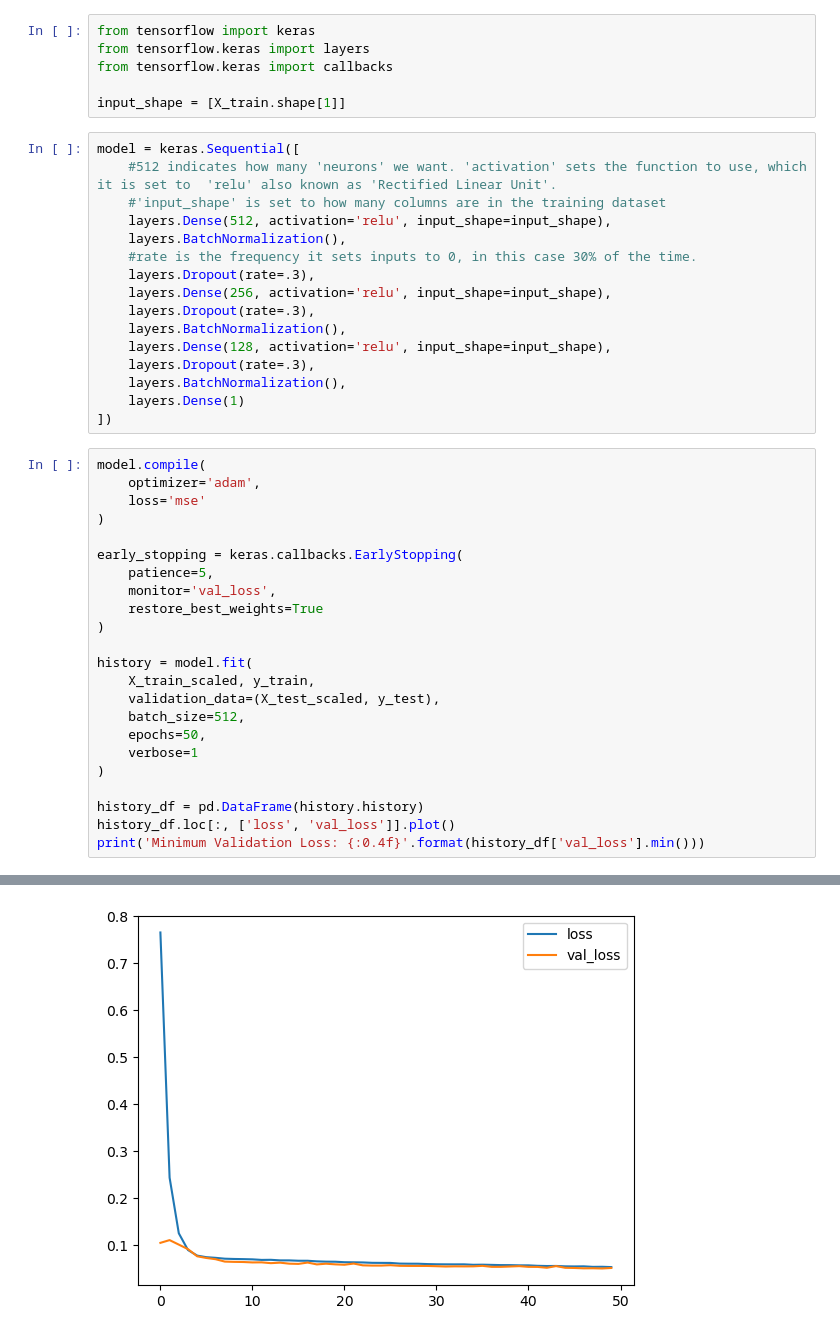
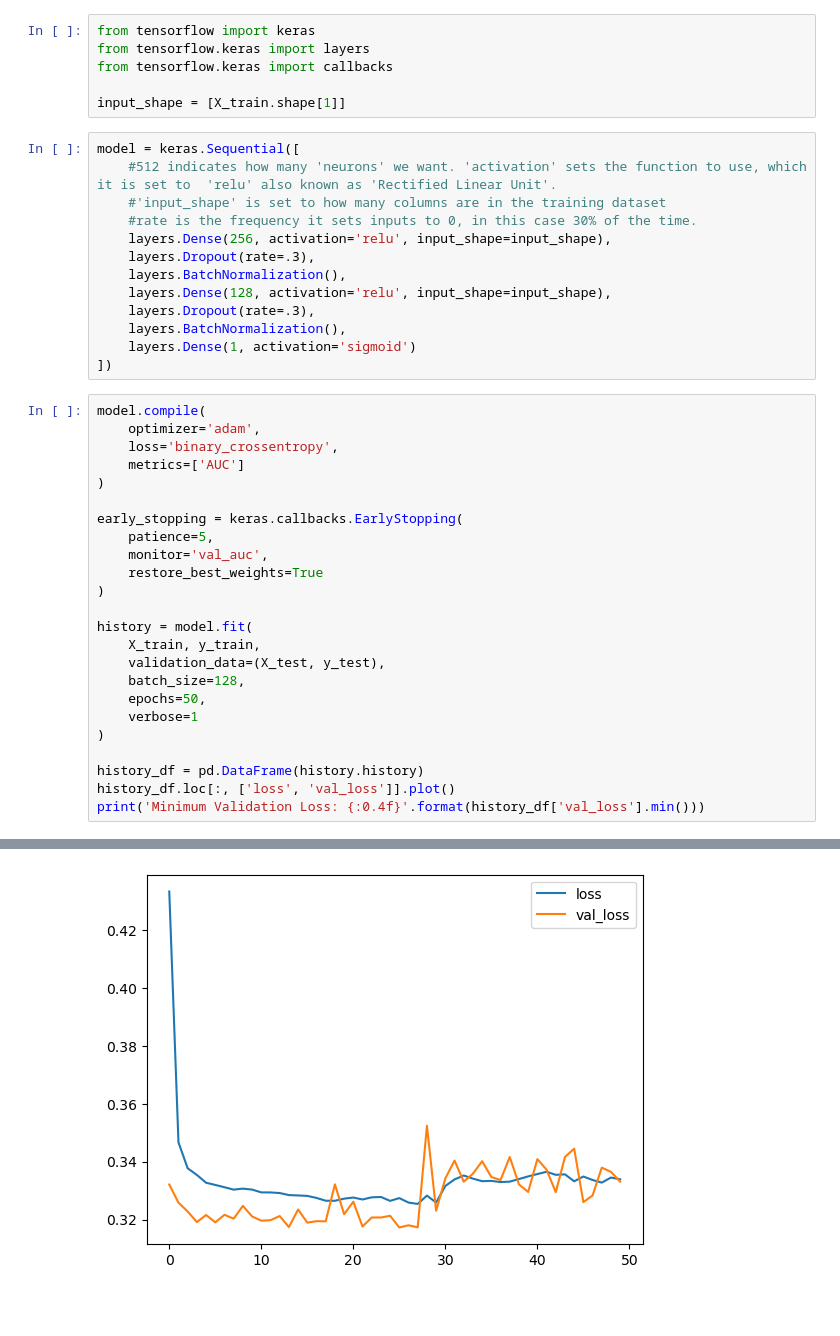
Before and after one commit to APoodle/Loan-Approval-Kaggle-Playground, a Jupyter notebook: Loan-Approval.ipynb, the cells around one changed output, grey strips where cells are left out. Cells and saved outputs as stored; diff of their text form; blank space fills up the shorter version.

```diff
--- a/Loan-Approval.ipynb
+++ b/Loan-Approval.ipynb
@@ -125,34 +149,32 @@ input_shape = [X_train.shape[1]]
 model = keras.Sequential([
     #512 indicates how many 'neurons' we want. 'activation' sets the function to use, which it is set to  'relu' also known as 'Rectified Linear Unit'.
     #'input_shape' is set to how many columns are in the training dataset
-    layers.Dense(512, activation='relu', input_shape=input_shape),
-    layers.BatchNormalization(),
     #rate is the frequency it sets inputs to 0, in this case 30% of the time.
-    layers.Dropout(rate=.3),
     layers.Dense(256, activation='relu', input_shape=input_shape),
     layers.Dropout(rate=.3),
     layers.BatchNormalization(),
     layers.Dense(128, activation='relu', input_shape=input_shape),
     layers.Dropout(rate=.3),
     layers.BatchNormalization(),
-    layers.Dense(1)
+    layers.Dense(1, activation='sigmoid')
 ])
 # %%
 model.compile(
     optimizer='adam',
-    loss='mse'
+    loss='binary_crossentropy',
+    metrics=['AUC']
 )
 
 early_stopping = keras.callbacks.EarlyStopping(
     patience=5,
-    monitor='val_loss',
+    monitor='val_auc',
     restore_best_weights=True
 )
 
 history = model.fit(
-    X_train_scaled, y_train,
-    validation_data=(X_test_scaled, y_test),
-    batch_size=512,
+    X_train, y_train,
+    validation_data=(X_test, y_test),
+    batch_size=128,
     epochs=50,
     verbose=1
 )
@@ -181,4 +203,4 @@ Minimum Validation Loss: 0.0504
-[figure, old version]
+[figure, new version]
 # %%
 predictions = model.predict(X_test)
 
```
Also changed, not shown: parts of 17 cells of this notebook.
